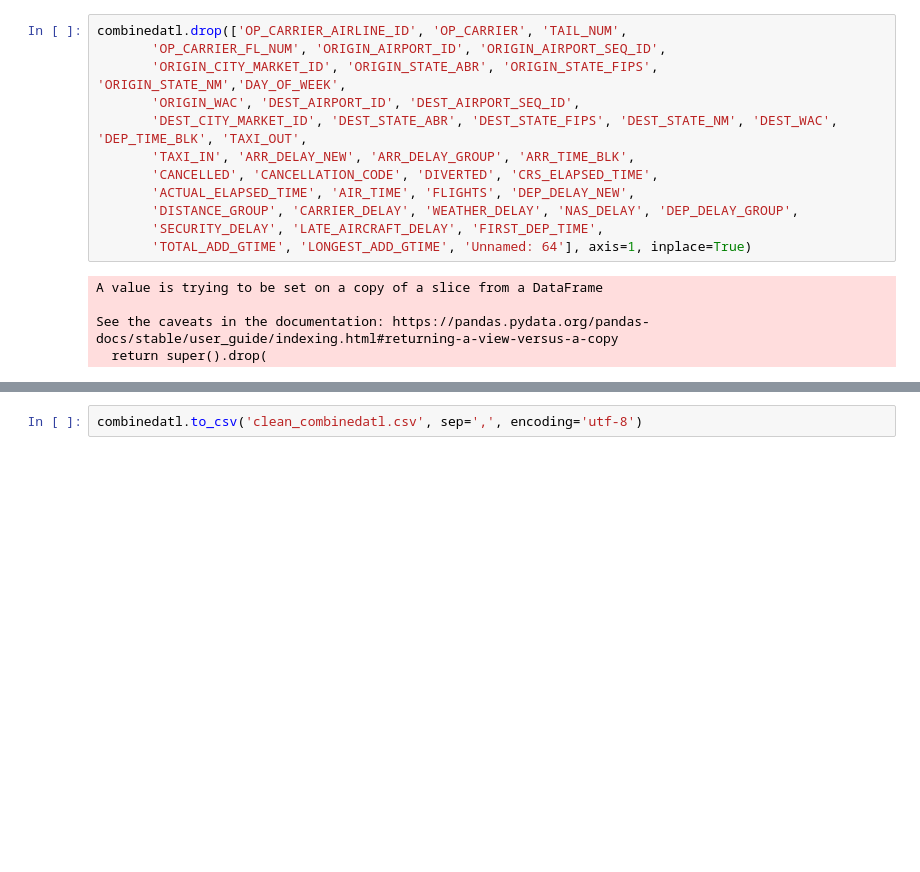
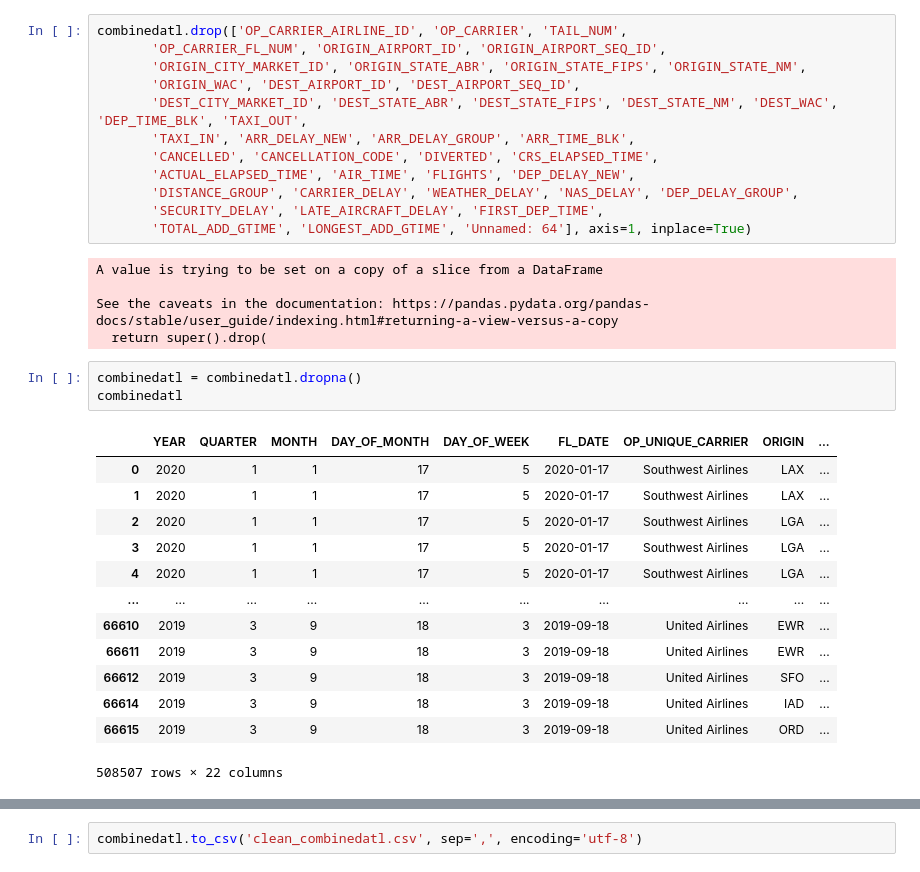
Before and after one commit to arlawrenc/Aviation-P3, a Jupyter notebook: Untitled.ipynb, the cells around one changed output, grey strips where cells are left out. Cells and saved outputs as stored; diff of their text form; blank space fills up the shorter version.

```diff
--- a/Untitled.ipynb
+++ b/Untitled.ipynb
@@ -121,7 +121,7 @@ combinedatl.groupby("OP_UNIQUE_CARRIER").count().sort_values("YEAR", ascending=F
 # %%
 combinedatl.drop(['OP_CARRIER_AIRLINE_ID', 'OP_CARRIER', 'TAIL_NUM',
        'OP_CARRIER_FL_NUM', 'ORIGIN_AIRPORT_ID', 'ORIGIN_AIRPORT_SEQ_ID',
-       'ORIGIN_CITY_MARKET_ID', 'ORIGIN_STATE_ABR', 'ORIGIN_STATE_FIPS', 'ORIGIN_STATE_NM','DAY_OF_WEEK',
+       'ORIGIN_CITY_MARKET_ID', 'ORIGIN_STATE_ABR', 'ORIGIN_STATE_FIPS', 'ORIGIN_STATE_NM',
        'ORIGIN_WAC', 'DEST_AIRPORT_ID', 'DEST_AIRPORT_SEQ_ID',
        'DEST_CITY_MARKET_ID', 'DEST_STATE_ABR', 'DEST_STATE_FIPS', 'DEST_STATE_NM', 'DEST_WAC', 'DEP_TIME_BLK', 'TAXI_OUT',
        'TAXI_IN', 'ARR_DELAY_NEW', 'ARR_DELAY_GROUP', 'ARR_TIME_BLK',
@@ -135,3 +135,20 @@ A value is trying to be set on a copy of a slice from a DataFrame
 
 See the caveats in the documentation: https://pandas.pydata.org/pandas-docs/stable/user_guide/indexing.html#returning-a-view-versus-a-copy
   return super().drop(
+# %%
+combinedatl = combinedatl.dropna()
+combinedatl
+# %% [output]
+|  | YEAR | QUARTER | MONTH | DAY_OF_MONTH | DAY_OF_WEEK | FL_DATE | OP_UNIQUE_CARRIER | ORIGIN | ... |
+| 0 | 2020 | 1 | 1 | 17 | 5 | 2020-01-17 | Southwest Airlines | LAX | ... |
+| 1 | 2020 | 1 | 1 | 17 | 5 | 2020-01-17 | Southwest Airlines | LAX | ... |
+| 2 | 2020 | 1 | 1 | 17 | 5 | 2020-01-17 | Southwest Airlines | LGA | ... |
+| 3 | 2020 | 1 | 1 | 17 | 5 | 2020-01-17 | Southwest Airlines | LGA | ... |
+| 4 | 2020 | 1 | 1 | 17 | 5 | 2020-01-17 | Southwest Airlines | LGA | ... |
+| ... | ... | ... | ... | ... | ... | ... | ... | ... | ... |
+| 66610 | 2019 | 3 | 9 | 18 | 3 | 2019-09-18 | United Airlines | EWR | ... |
+| 66611 | 2019 | 3 | 9 | 18 | 3 | 2019-09-18 | United Airlines | EWR | ... |
+| 66612 | 2019 | 3 | 9 | 18 | 3 | 2019-09-18 | United Airlines | SFO | ... |
+| 66614 | 2019 | 3 | 9 | 18 | 3 | 2019-09-18 | United Airlines | IAD | ... |
+| 66615 | 2019 | 3 | 9 | 18 | 3 | 2019-09-18 | United Airlines | ORD | ... |
+508507 rows × 22 columns
```
Also changed, not shown: parts of 2 cells of this notebook.
